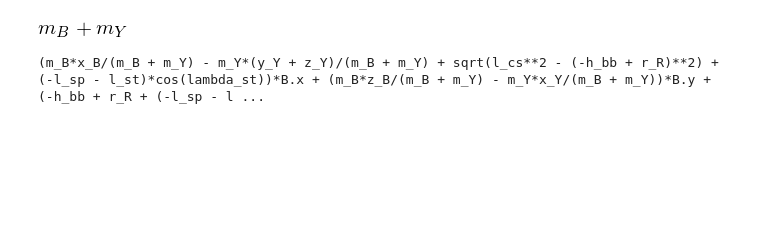
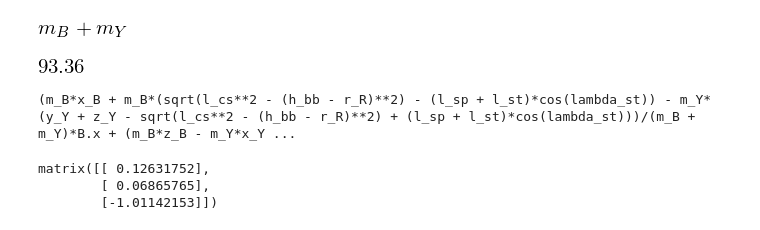
Before and after one commit to chrisdembia/python-yeadon-paper, a Jupyter notebook: src/bicycle_example.ipynb, the cells around one changed output. Cells and saved outputs as stored; diff of their text form; code cells hidden in the pictures; blank space fills up the shorter version.

```diff
--- a/src/bicycle_example.ipynb
+++ b/src/bicycle_example.ipynb
@@ -661,17 +715,11 @@ Now use the parallel axis thereom to compute the inertias about the new center o
 # %%
-tmp = (total_center_of_mass - rear_frame_mass_center)
+tmp = (total_center_of_mass - human_mass_center_in_bicycle_rf)
 a = tmp[0, 0]
 b = tmp[1, 0]
 c = tmp[2, 0]
-total_inertia = rear_frame_inertia_tensor + mB * np.matrix([[b**2 + c**2, -a * b, -a * c],
-                                                            [-a * b, c**2 + a**2, -b * c],
-                                                            [-a * c, -b * c, a**2 + b**2]])
-tmp = (total_center_of_mass - R.dot(human.center_of_mass))
-a = tmp[0, 0]
-b = tmp[1, 0]
-c = tmp[2, 0]
-total_inertia += human.inertia_transformed(rotmat=R) + human.mass * np.matrix([[b**2 + c**2, -a * b, -a * c],
-                                                            [-a * b, c**2 + a**2, -b * c],
-                                                            [-a * c, -b * c, a**2 + b**2]])
-total_inertia
+human_inertia_about_total_CoM = \
+    human.inertia_transformed(rotmat=R) + human.mass * np.matrix([[b**2 + c**2, -a * b, -a * c],
+                                                                  [-a * b, c**2 + a**2, -b * c],
+                                                                  [-a * c, -b * c, a**2 + b**2]])
+human_inertia_about_total_CoM
 # %% [output]
@@ -687,12 +744,13 @@ rear_frame_mass_center = origin.locatenew('Y_o', xB * bicycle_rf.x + zB * bicycl
 IBxx, IBxz, IByy, IBzz = sym.symbols('I_Bxx, I_Bxz, I_Byy, I_Bzz')
 rear_frame_inertia = me.inertia(bicycle_rf, IBxx, IByy,
                                 IBzz, izx=IBxz)
+bicycle_origin = rear_wheel_center.locatenew('O_b', rear_wheel_radius * bicycle_rf.z)
 # %%
 human_mass = sym.symbols('m_Y')
 xY, yY, zY = sym.symbols('x_Y, y_Y, z_Y')
 human_mass_center = origin.locatenew('Y_o', xY * yeadon_rf.x + yY * yeadon_rf.y + zY * yeadon_rf.y)
-IYxx, IYxz, IYyy, IYzz = sym.symbols('I_Yxx, I_Yxz, I_Yyy, I_Yzz')
-human_inertia = me.inertia(yeadon_rf, IYxx, IYyy, IYzz, izx=IYxz)
+IYxx, IYyy, IYyz, IYzz = sym.symbols('I_Yxx, I_Yyy, I_yz, I_Yzz')
+human_inertia = me.inertia(yeadon_rf, IYxx, IYyy, IYzz, iyz=IYyz)
 # %%
 human_inertia.express(bicycle_rf)
 # %% [output]
@@ -749,13 +807,27 @@ def combine_bodies(name, origin, *bodies):
 
     return me.RigidBody(name, total_mass_center, bodies[0].frame, total_mass, (inertia, total_mass_center))
 # %%
-new = combine_bodies('new', origin, rear_frame_body, human_body)
+new = combine_bodies('new', bicycle_origin, rear_frame_body, human_body)
 # %%
 new.mass
 # %% [output]
 [figure]
+# %%
+sym.lambdify((rear_frame_mass, human_mass), new.mass)(n_mB, human.mass)
+# %% [output]
+[figure, added]
 # %%
-new.masscenter.pos_from(rear_wheel_center).express(bicycle_rf)
+new.masscenter.pos_from(bicycle_origin).express(bicycle_rf).simplify()
 # %% [output]
-(m_B*x_B/(m_B + m_Y) - m_Y*(y_Y + z_Y)/(m_B + m_Y) + sqrt(l_cs**2 - (-h_bb + r_R)**2) + (-l_sp - l_st)*cos(lambda_st))*B.x + (m_B*z_B/(m_B + m_Y) - m_Y*x_Y/(m_B + m_Y))*B.y + (-h_bb + r_R + (-l_sp - l ...
+(m_B*x_B + m_B*(sqrt(l_cs**2 - (h_bb - r_R)**2) - (l_sp + l_st)*cos(lambda_st)) - m_Y*(y_Y + z_Y - sqrt(l_cs**2 - (h_bb - r_R)**2) + (l_sp + l_st)*cos(lambda_st)))/(m_B + m_Y)*B.x + (m_B*z_B - m_Y*x_Y ...
+# %%
+args = (rear_frame_mass, xB, zB, human_mass, yY, xY, zY, chain_stay_length, rear_wheel_radius,
+ bottom_bracket_height, seat_post_length, seat_tube_length, seat_tube_angle)
+compute_mass_center = sym.lambdify(args, new.masscenter.pos_from(bicycle_origin).to_matrix(bicycle_rf))
+compute_mass_center(n_mB, n_xB, n_zB, human.mass, human.center_of_mass[0, 0], human.center_of_mass[1, 0], human.center_of_mass[2, 0],
+                    n_lcs, n_rR, n_hbb, n_lsp, n_lst, n_lamst)
+# %% [output]
+matrix([[ 0.12631752],
+        [ 0.06865765],
+        [-1.01142153]])
 # %%
```
Also changed, not shown: parts of 67 cells of this notebook.
